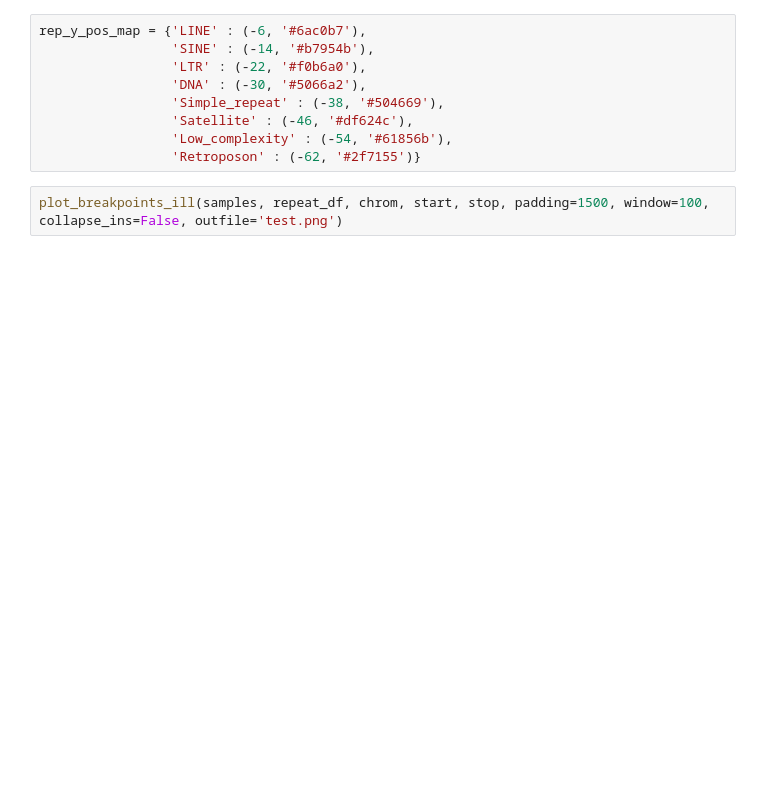
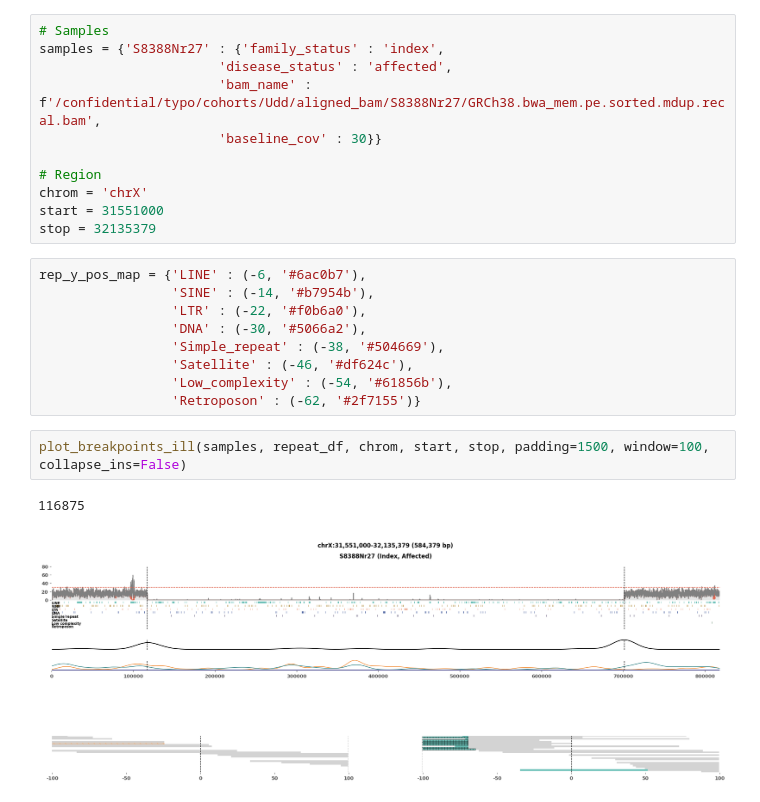
Before and after one commit to burgshrimps/cuban, a Jupyter notebook: sv-visualize.ipynb, the cells around one changed output. Cells and saved outputs as stored; diff of their text form; blank space fills up the shorter version.

```diff
--- a/sv-visualize.ipynb
+++ b/sv-visualize.ipynb
@@ -38,3 +38,14 @@ stop = 139322597
+# %%
+# Samples
+samples = {'S8388Nr27' : {'family_status' : 'index',
+                       'disease_status' : 'affected',
+                       'bam_name' : f'/confidential/typo/cohorts/Udd/aligned_bam/S8388Nr27/GRCh38.bwa_mem.pe.sorted.mdup.recal.bam',
+                       'baseline_cov' : 30}}
+
+# Region
+chrom = 'chrX'
+start = 31551000
+stop = 32135379
 # %%
 rep_y_pos_map = {'LINE' : (-6, '#6ac0b7'),
                  'SINE' : (-14, '#b7954b'),
@@ -45,4 +56,7 @@ rep_y_pos_map = {'LINE' : (-6, '#6ac0b7'),
                  'Low_complexity' : (-54, '#61856b'),
                  'Retroposon' : (-62, '#2f7155')}
 # %%
-plot_breakpoints_ill(samples, repeat_df, chrom, start, stop, padding=1500, window=100, collapse_ins=False, outfile='test.png')
+plot_breakpoints_ill(samples, repeat_df, chrom, start, stop, padding=1500, window=100, collapse_ins=False)
+# %% [output]
+116875
+[figure, added]
```
Also changed, not shown: parts of 2 cells of this notebook, 1 other file.
